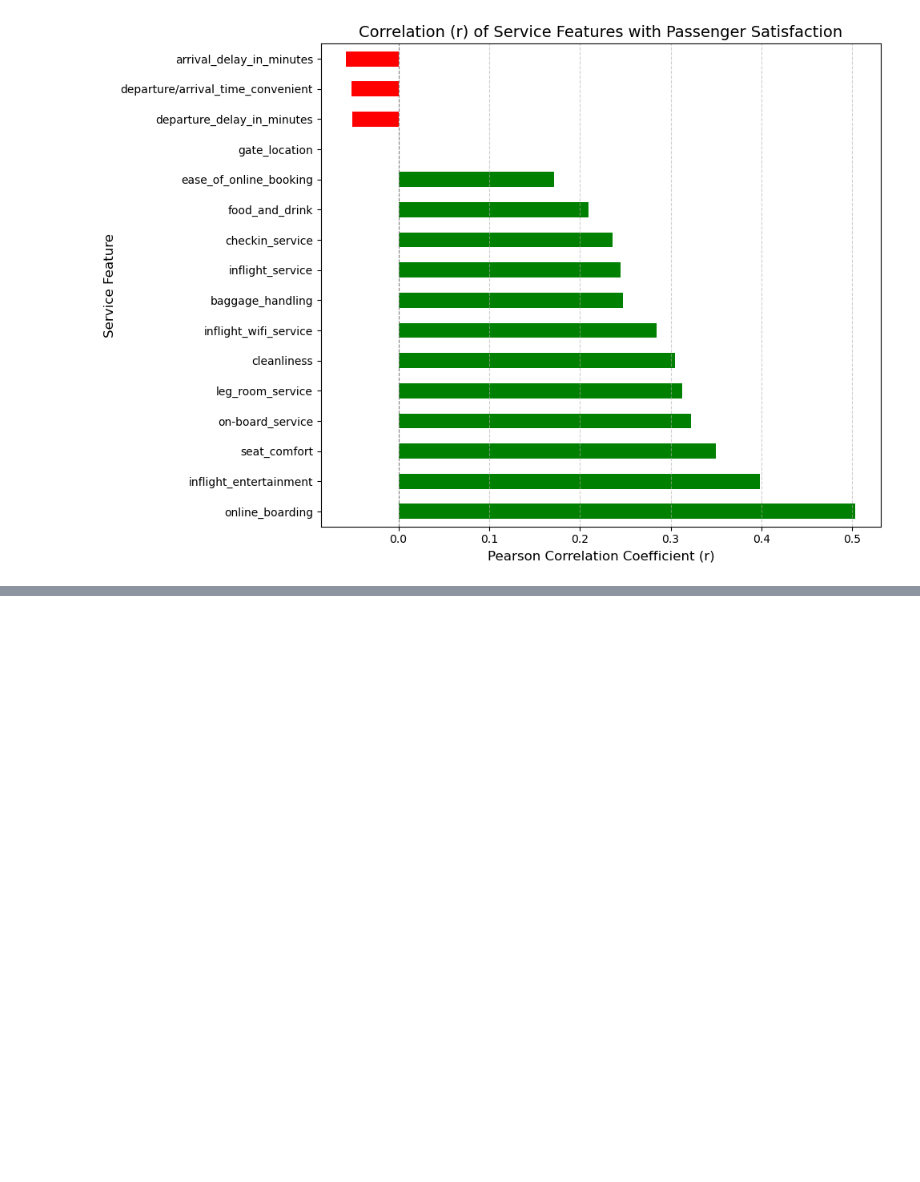
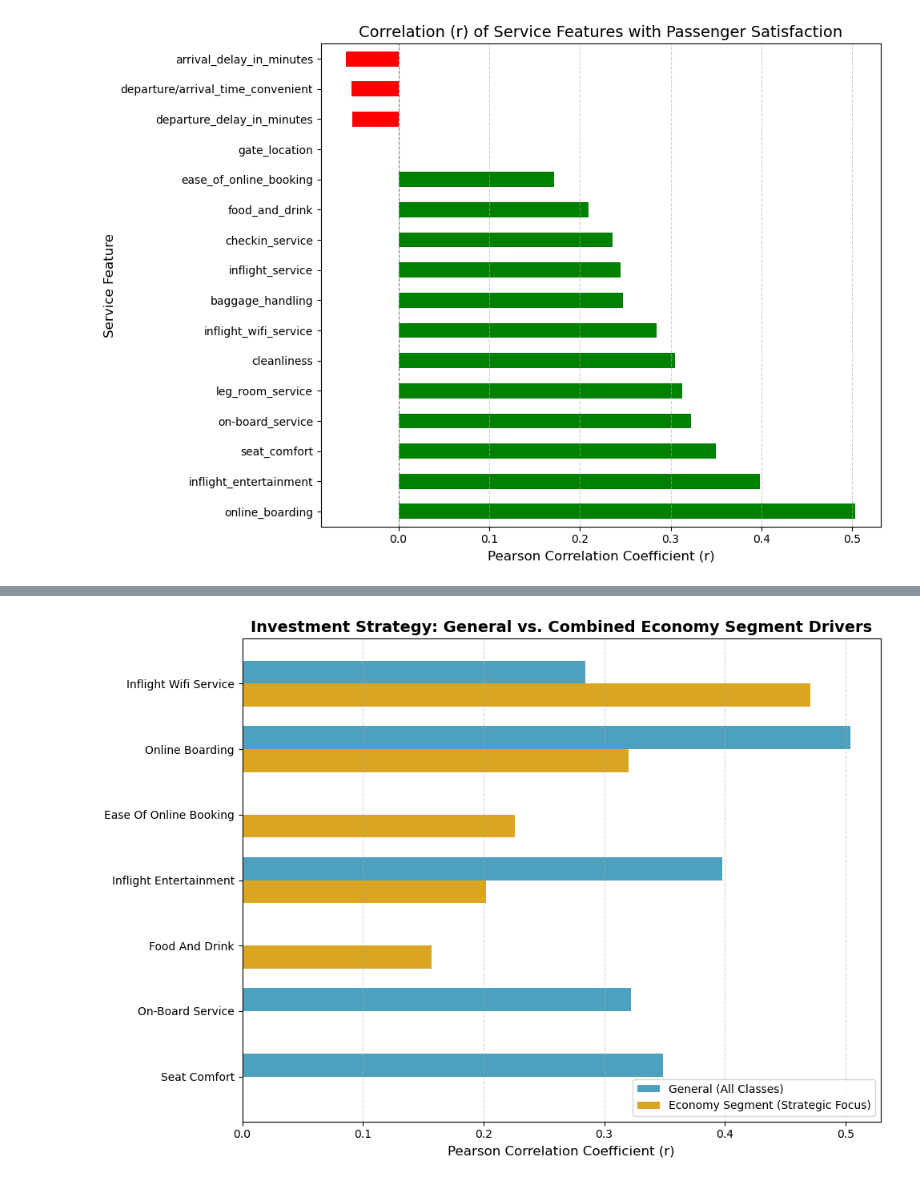
Before and after one commit to ab-gal/first_project, a Jupyter notebook: notebooks/Airline_Project1-Copy_marta.ipynb, the cells around one changed output, grey strips where cells are left out. Drawn from its saved outputs; the diff is of its cells as text; code cells hidden in the pictures; blank space fills up the shorter version.

```diff
--- a/notebooks/Airline_Project1-Copy_marta.ipynb
+++ b/notebooks/Airline_Project1-Copy_marta.ipynb
@@ -348,0 +498,86 @@ Plot saved as 'service_correlation_bar_chart.png'
+# %%
+import pandas as pd
+import matplotlib.pyplot as plt
+import numpy as np
+
+# --- 1. Data Compilation ---
+# Sample Sizes (Weights)
+n_eco = 46745
+n_ecoplus = 7494
+n_total_eco_segment = n_eco + n_ecoplus
+
+# 1. General Correlation (Top 5 from your H3 analysis)
+general_corr = {
+    'online_boarding': 0.504,
+    'inflight_entertainment': 0.398,
+    'seat_comfort': 0.349,
+    'inflight_wifi_service': 0.284,
+    'on-board_service': 0.322
+}
+
+# 2. ECO and ECO PLUS RAW CORRELATIONS
+eco_corr_raw = {
+    'inflight_wifi_service': 0.467, 'online_boarding': 0.316,
+    'ease_of_online_booking': 0.233, 'inflight_entertainment': 0.182,
+    'food_and_drink': 0.141, 'cleanliness': 0.09 # Adding cleanliness for weighted average
+}
+ecoplus_corr_raw = {
+    'inflight_wifi_service': 0.495, 'online_boarding': 0.348,
+    'inflight_entertainment': 0.328, 'cleanliness': 0.256,
+    'food_and_drink': 0.255, 'ease_of_online_booking': 0.18
+}
+
+# 3. CALCULATE THE WEIGHTED AVERAGE for the combined 'Economy Segment'
+combined_drivers = {}
+all_drivers_keys = set(eco_corr_raw.keys()) | set(ecoplus_corr_raw.keys())
+
+for driver in all_drivers_keys:
+    # Get correlation and fill NaN with 0 for drivers not in the segment
+    r_eco = eco_corr_raw.get(driver, 0)
+    r_ecoplus = ecoplus_corr_raw.get(driver, 0)
+
+    # Weighted Average Formula: (r_eco * n_eco + r_ecoplus * n_ecoplus) / n_total
+    weighted_r = (r_eco * n_eco + r_ecoplus * n_ecoplus) / n_total_eco_segment
+    combined_drivers[driver] = weighted_r
+
+# Select the top 5 for the final chart for clarity
+combined_drivers_series = pd.Series(combined_drivers).sort_values(ascending=False).head(5).to_dict()
+
+# --- 4. Final DataFrame for Plotting (General vs. Combined Economy) ---
+final_combined_df = pd.DataFrame({
+    'General (All Classes)': general_corr,
+    'Economy Segment (Eco + Eco Plus)': combined_drivers_series
+}).fillna(0).sort_values(by='Economy Segment (Eco + Eco Plus)', ascending=True)
+
+# --- Plotting Setup ---
+fig, ax = plt.subplots(figsize=(10, 7))
+
+bar_height = 0.35
+y_pos = np.arange(len(final_combined_df.index))
+
+# Plot bars for the two segments
+ax.barh(y_pos + bar_height/2, final_combined_df['General (All Classes)'], bar_height, label='General (All Classes)', color='#007AA3', alpha=0.7)
+ax.barh(y_pos - bar_height/2, final_combined_df['Economy Segment (Eco + Eco Plus)'], bar_height, label='Economy Segment (Strategic Focus)', color='#DAA520')
+
+# Labels and titles
+ax.set_yticks(y_pos)
+ax.set_yticklabels(final_combined_df.index.str.replace('_', ' ').str.title())
+ax.set_xlabel('Pearson Correlation Coefficient (r)', fontsize=12)
+ax.set_title('Investment Strategy: General vs. Combined Economy Segment Drivers', fontsize=14, fontweight='bold')
+ax.legend(loc='lower right')
+ax.grid(axis='x', linestyle='--', alpha=0.5)
+
+plt.tight_layout()
+
+# --- SAVING THE FILE ---
+output_dir = 'images'
+if not os.path.exists(output_dir):
+    os.makedirs(output_dir)
+plt.savefig(os.path.join(output_dir, 'simplified_segmented_investment_comparison.png'))
+plt.show()
+
+print("Simplified Segmented Investment Drivers Comparison chart code generated.")
+print("\n--- Top 5 Drivers for the Combined Economy Segment ---")
+print(pd.Series(combined_drivers_series))
+# %% [output]
+[figure, added]
```
Also changed, not shown: parts of 4 cells of this notebook, 8 other files.
